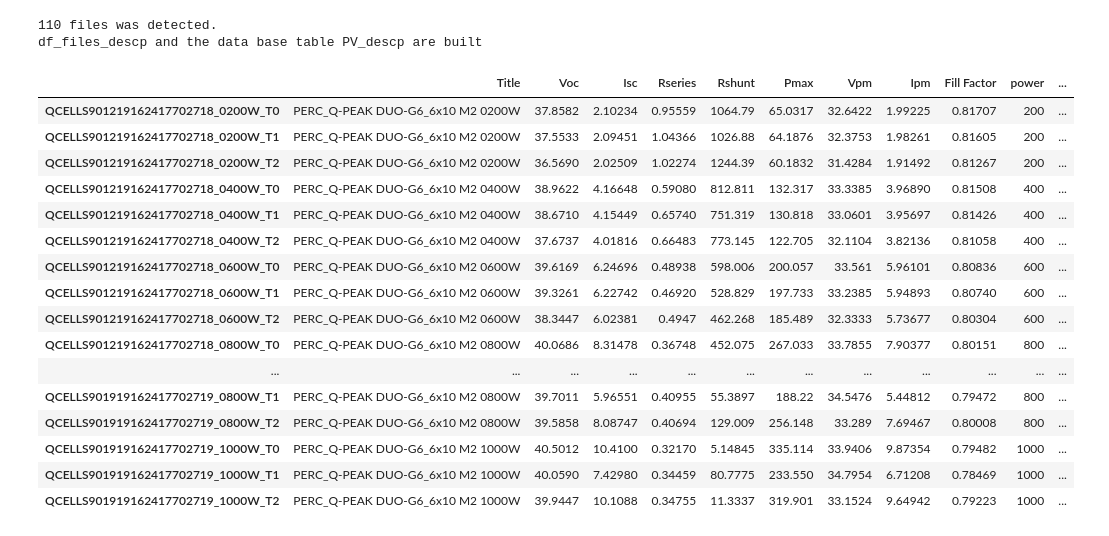
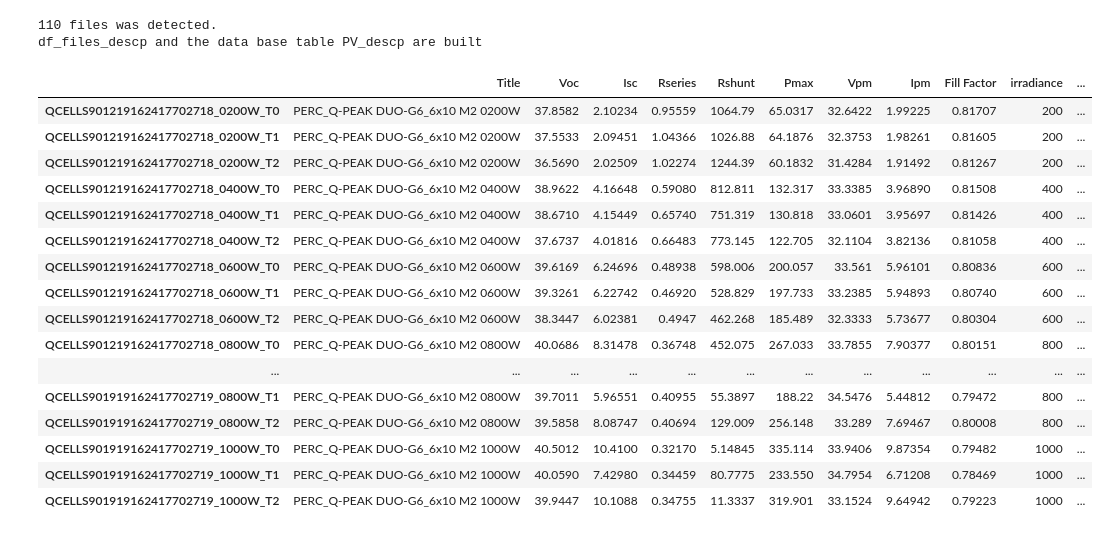
Before and after one commit to Bertin-fap/PVcharacterization, a Jupyter notebook: Module_aging.ipynb, the cells around one changed output. Saved outputs shown, nothing was run; the diff lists cells and outputs as text; code cells hidden in the pictures.

```diff
--- a/Module_aging.ipynb
+++ b/Module_aging.ipynb
@@ -1,6 +1,6 @@
 # %%
 ''' Creation: 2021.09.12
-    Last update: 2021.10.09
+    Last update: 2021.10.10
 
     User specific paths definition
 
@@ -17,15 +17,15 @@ import pandas as pd
 #Internal import
 import PVcharacterization_Utils as pv
 
-choose_files = False
+choose_files = False # Note to be programmed !!!
 
 root = Path.home()
 
 if choose_files :
     datafiles_list = pv.select_files()
 else:
-    data_dir = pv.select_data_dir(root)
-    datafiles_list = list(Path(data_dir).rglob("*.csv"))
+    data_folder = pv.select_data_dir(root)
+    datafiles_list = list(Path(data_folder).rglob("*.csv"))
 
 list_files_descp = [pv.parse_filename(str(file)) for file in datafiles_list]
 file_check = True
@@ -62,43 +62,43 @@ import os
 #Internal import
 import PVcharacterization_Utils as pv
 
-name_select = pv.Select_items(list_modules,'Select the modules',mode = 'multiple')
-pow_select = [200,400,600,800,1000,2000,4000]
+name_select = pv.Select_items(list_modules,'Select the modules',mode = 'multiple') # Coherence de nomencaclure ente modules
+irr_select = [200,400,600,800,1000,2000,4000]
 trt_select = ["T0", "T1", "T2", "T3", "T4"]
 
-querries = pv.sieve_files(pow_select,trt_select,name_select,database_path)
+querries = pv.sieve_files(irr_select,trt_select,name_select,database_path)
 list_files_name = [os.path.splitext(os.path.basename(x))[0] for x in querries]
 list_files_name.sort()
 
 df_files_descp_copy = df_files_descp
 
-df_files_descp_copy.index = [os.path.basename(x).split('.')[0] for x in df_files_descp_copy['file'].tolist()]
-df_files_descp_copy = df_files_descp_copy.loc[:,['power','treatment','name'] ]
+df_files_descp_copy.index = [os.path.basename(x).split('.')[0] for x in df_files_descp_copy['file_full_path'].tolist()]
+df_files_descp_copy = df_files_descp_copy.loc[:,['irradiance','treatment','name'] ]
 
 res = [pv.data_parsing(querry,parse_all=False).meta_data for querry in querries]
 df_meta = pd.DataFrame.from_dict(res)
 df_meta.index = df_meta['ID']
 list_df_meta_index = list(df_meta.index)
 list_df_meta_index .sort()
 
 flag_name = True
 list_error_name = []
 for  name in zip(list_files_name ,list_df_meta_index):
     if name[0] != name[1]:
         list_error_name.append(name[0])
         flag_name = False
     if not flag_name:
         raise Exception(f"An issue with IDs has been detected with file(s) {' ,'.join(list_error_name)}.\n Please correct before proceeding")
 
 df_meta = df_meta.loc[:,pv.USED_COLS] # keep only USED_COLS defined in PVcharacterization_GUI.py
 
 df_meta = pd.merge(df_meta,df_files_descp_copy,left_index=True, right_index=True) # add column
 
-pv.df2sqlite(df_meta, file=database_path, tbl_name=pv.DATA_BASE_TABLE_EXP)
+pv.df2sqlite(df_meta, file=database_path, tbl_name=pv.DATA_BASE_TABLE_EXP) # For future uses.
 
 df_meta.head(30)
 # %% [output]
-|  | Title | Voc | Isc | Rseries | Rshunt | Pmax | Vpm | Ipm | Fill Factor | power | ... |
+|  | Title | Voc | Isc | Rseries | Rshunt | Pmax | Vpm | Ipm | Fill Factor | irradiance | ... |
 | QCELLS901219162417702718_0200W_T0 | PERC_Q-PEAK DUO-G6_6x10 M2 0200W | 37.8582 | 2.10234 | 0.95559 | 1064.79 | 65.0317 | 32.6422 | 1.99225 | 0.81707 | 200 | ... |
 | QCELLS901219162417702718_0200W_T1 | PERC_Q-PEAK DUO-G6_6x10 M2 0200W | 37.5533 | 2.09451 | 1.04366 | 1026.88 | 64.1876 | 32.3753 | 1.98261 | 0.81605 | 200 | ... |
 | QCELLS901219162417702718_0200W_T2 | PERC_Q-PEAK DUO-G6_6x10 M2 0200W | 36.5690 | 2.02509 | 1.02274 | 1244.39 | 60.1832 | 31.4284 | 1.91492 | 0.81267 | 200 | ... |
```
Also changed, not shown: parts of 5 cells of this notebook, 5 other files.
